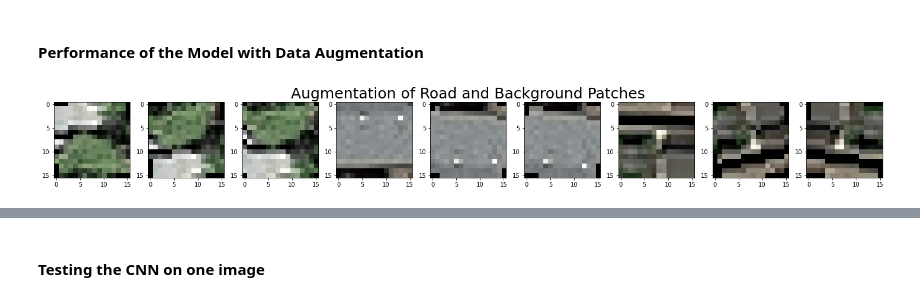
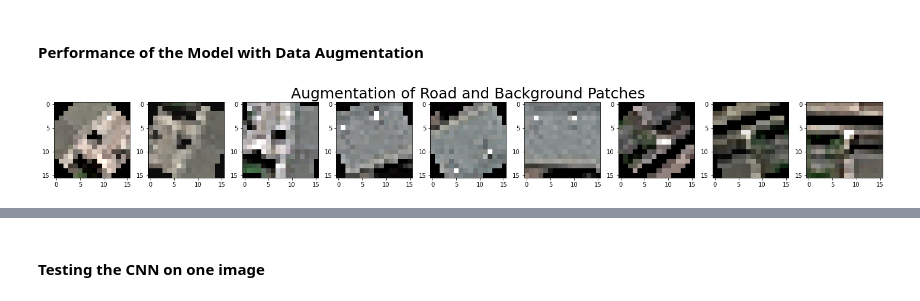
Before and after one commit to felixkln/ML-Road-Segmentation-Project, a Jupyter notebook: Galann/cnn_clean_good_acc.ipynb, the cells around one changed output, grey strips where cells are left out. Saved outputs shown, nothing was run; the diff lists cells and outputs as text; code cells hidden in the pictures.

```diff
--- a/Galann/cnn_clean_good_acc.ipynb
+++ b/Galann/cnn_clean_good_acc.ipynb
@@ -91,8 +91,8 @@ root_dir = "data/training/"
 image_test = "data/test_set_images"
 image_dir = root_dir + "images/"
 files = os.listdir(image_dir)
-#n = min(20, len(files)) # Load maximum 20 images
-n = len(files)
+n = min(30, len(files)) # Load maximum 20 images
+#n = len(files)
 print("Loading " + str(n) + " images")
 imgs = [load_image(image_dir + files[i]) for i in range(n)]
 print(files[0])
@@ -404,20 +423,22 @@ augmentation = T.Compose([
     T.ToPILImage(),
     T.RandomVerticalFlip(0.5),  # flipping with probability of 0.5
     T.RandomHorizontalFlip(0.5),
-    T.RandomRotation(15),
-    #T.ColorJitter(brightness=0.1, contrast=0.1, saturation=0.1, hue=0.01),
+    T.RandomRotation(45),
+    T.ColorJitter(brightness=0.1, contrast=0.2, saturation=0.2, hue=0.05),
+    T.RandomAutocontrast(),
+    T.RandomAdjustSharpness(sharpness_factor=1.7),
     T.ToTensor(),
 ])
 # %%
 # Visualize possible augmentations for road and background patches from the Training dataset
-ind_patches = [1, 5, 9]
+ind_patches = [10, 5, 9]
 fig, ax = plt.subplots(1, 3*len(ind_patches), figsize=(20, 20))
 for i in range (3):
     for j in range (len(ind_patches)):
         ax[i + 3*j].imshow(augmentation(img_patches[ind_patches[j]]).permute(1, 2, 0).numpy())
 
 ax[4].set_title("Augmentation of Road and Background Patches", fontdict={'fontsize':25})
 plt.tight_layout()
 # %% [output]
-[figure, old version]
+[figure, new version]
 # %%
```
Also changed, not shown: parts of 16 cells of this notebook.
